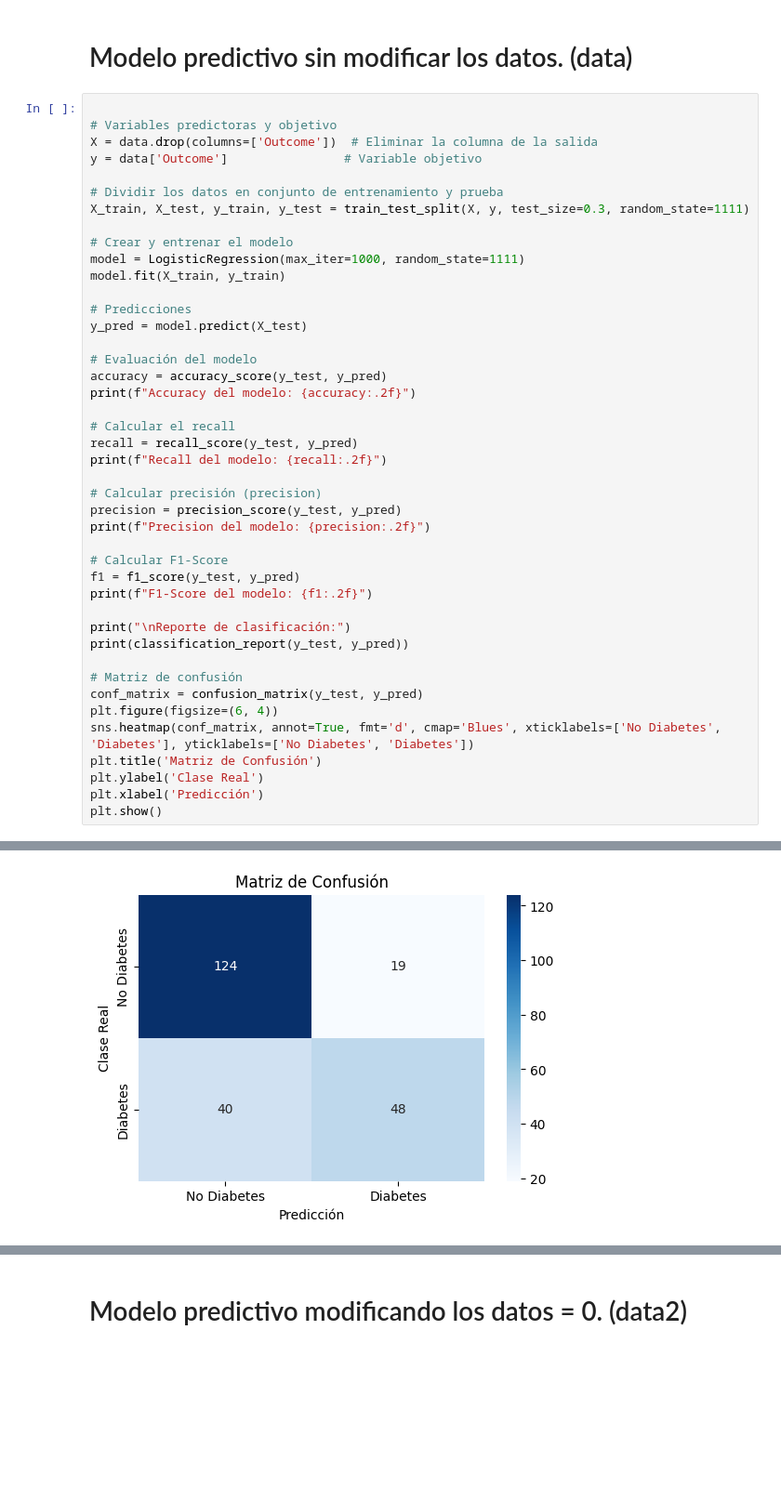
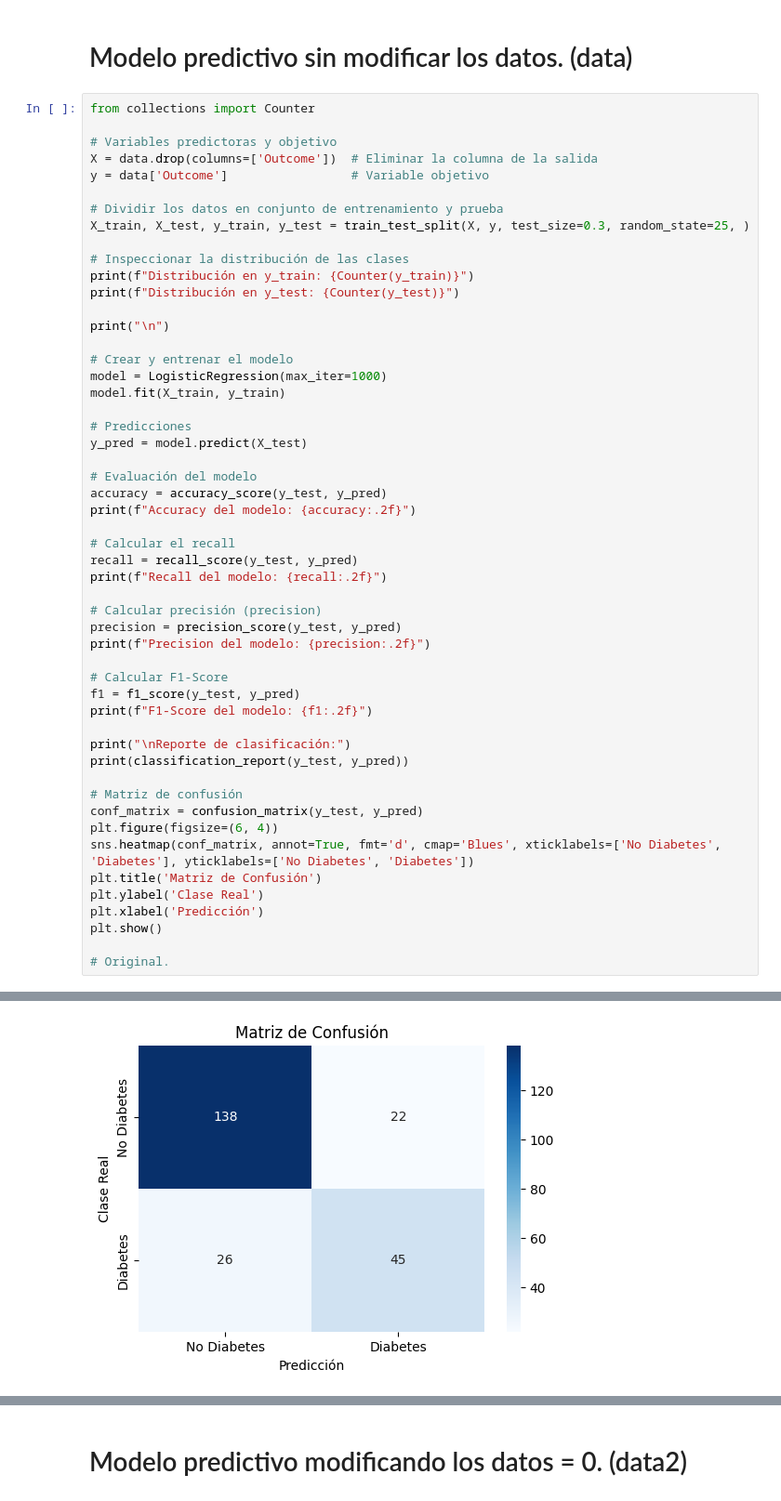
Before and after one commit to PabloSanchez87/DataScience_and_IA, a Jupyter notebook: Notebooks/Daniel/7-Diabetes.ipynb, the cells around one changed output, grey strips where cells are left out. Shown at 93% size. Drawn from its saved outputs; the diff is of its cells as text; blank space fills up the shorter version.

Commit message:
ejercicio diabetes con modelos entrenados

```diff
--- a/Notebooks/Daniel/7-Diabetes.ipynb
+++ b/Notebooks/Daniel/7-Diabetes.ipynb
@@ -307,16 +342,23 @@ data2.describe() # cambiando 0 por la media
 # %% [markdown]
 # Modelo predictivo sin modificar los datos. (data)
 # %%
+from collections import Counter
 
 # Variables predictoras y objetivo
 X = data.drop(columns=['Outcome'])  # Eliminar la columna de la salida
-y = data['Outcome']                # Variable objetivo
+y = data['Outcome']                 # Variable objetivo
 
 # Dividir los datos en conjunto de entrenamiento y prueba
-X_train, X_test, y_train, y_test = train_test_split(X, y, test_size=0.3, random_state=1111)
+X_train, X_test, y_train, y_test = train_test_split(X, y, test_size=0.3, random_state=25, )
+
+# Inspeccionar la distribución de las clases
+print(f"Distribución en y_train: {Counter(y_train)}")
+print(f"Distribución en y_test: {Counter(y_test)}")
+
+print("\n")
 
 # Crear y entrenar el modelo
-model = LogisticRegression(max_iter=1000, random_state=1111)
+model = LogisticRegression(max_iter=1000)
 model.fit(X_train, y_train)
 
 # Predicciones
@@ -349,4 +391,6 @@ plt.title('Matriz de Confusión')
 plt.ylabel('Clase Real')
 plt.xlabel('Predicción')
 plt.show()
+
+# Original.
 # %% [output]
@@ -367 +415 @@ weighted avg       0.74      0.74      0.74       231
-[figure, old version]
+[figure, new version]
```
Also changed, not shown: parts of 40 cells of this notebook, 4 other files.
